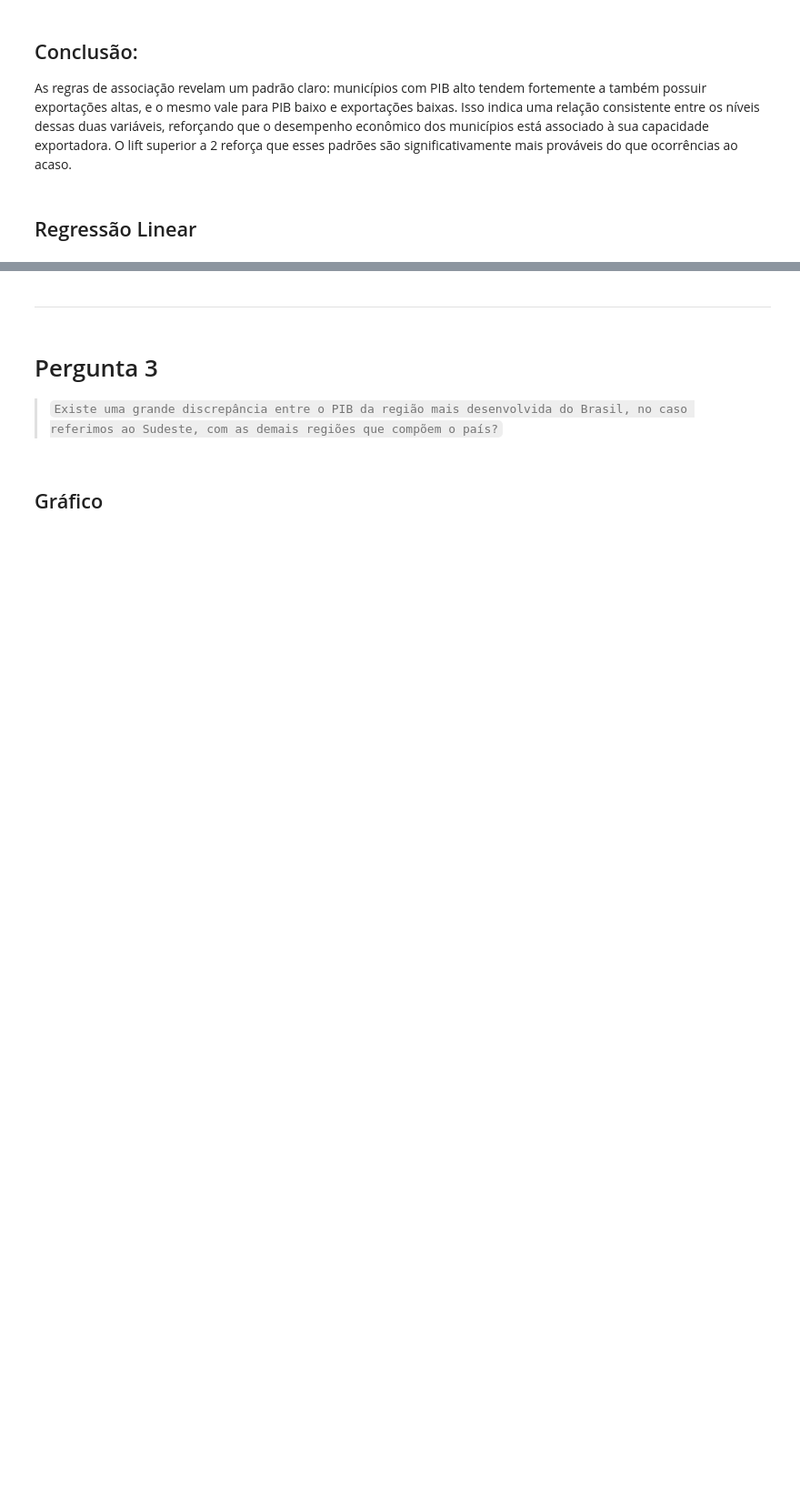
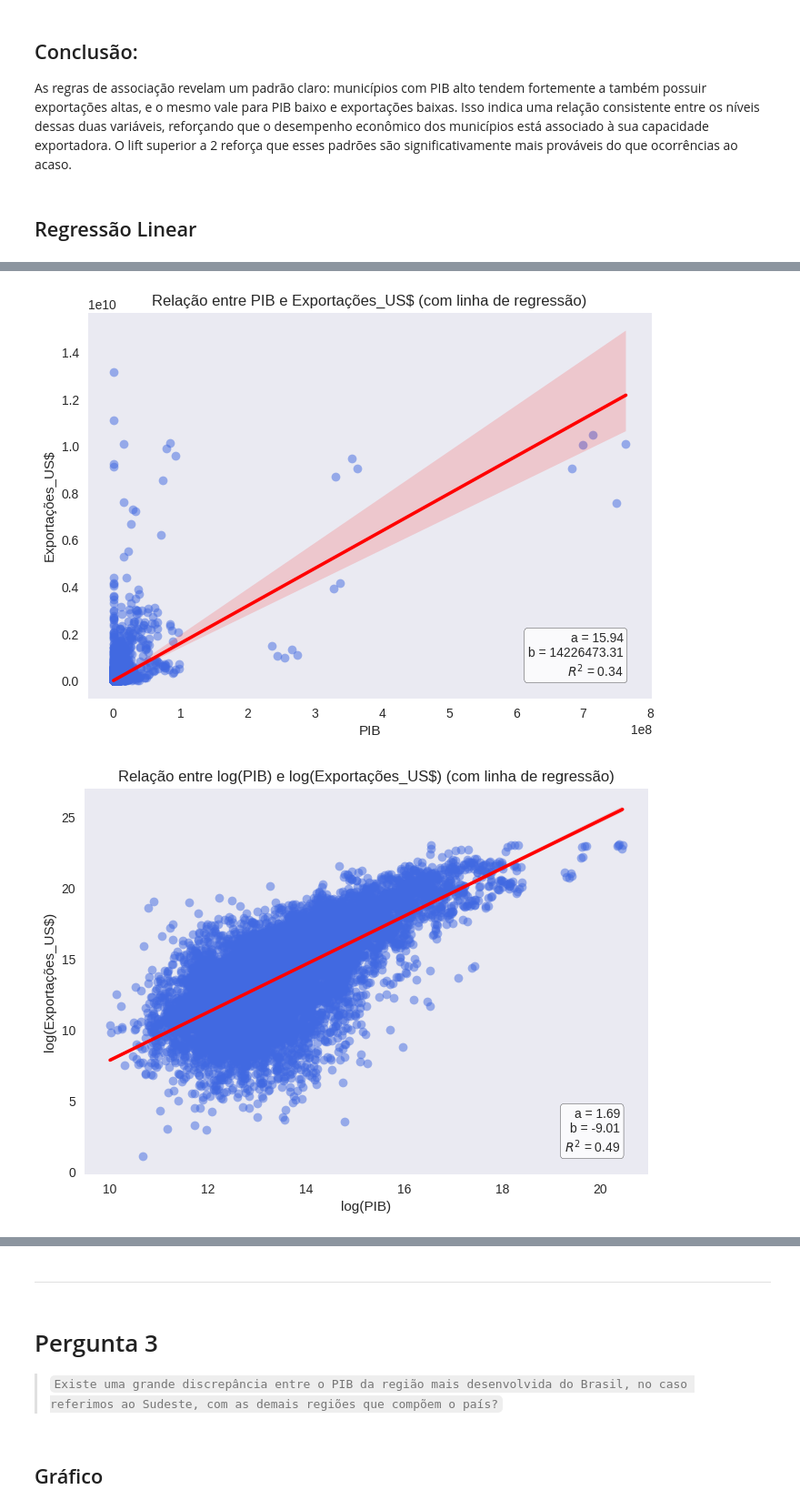
Before and after one commit to anaC-Fernandes/ProjetoDados, a Jupyter notebook: Notebooks/Dataset_Economia.ipynb, the cells around one changed output, grey strips where cells are left out. Shown at 91% size. Cells and saved outputs as stored; diff of their text form; code cells hidden in the pictures; blank space fills up the shorter version.

```diff
--- a/Notebooks/Dataset_Economia.ipynb
+++ b/Notebooks/Dataset_Economia.ipynb
@@ -982,0 +925,71 @@ plt.show()
+# %%
+df_filtrado = df[['PIB', 'Exportacoes_US$']].dropna().copy()
+df_filtrado['PIB'] = pd.to_numeric(df_filtrado['PIB'], errors='coerce')
+df_filtrado['Exportacoes_US$'] = pd.to_numeric(df_filtrado['Exportacoes_US$'], errors='coerce')
+df_filtrado = df_filtrado.dropna().astype(int)
+
+x = df_filtrado['PIB']
+y = df_filtrado['Exportacoes_US$']
+
+slope, intercept, r_value, p_value, std_err = stats.linregress(x, y)
+r2 = r_value**2
+
+ax = sns.regplot(
+    x='PIB',
+    y='Exportacoes_US$',
+    data=df_filtrado,
+    scatter_kws={'alpha': 0.5, 'color': 'royalblue'},  # Define a cor dos pontos scatter como azul
+    line_kws={'color': 'red'},                         # Cor da linha de regressão
+    ci=95,                                             # Intervalo de confiança (padrão é 95)
+    color='salmon'                                     # Cor do intervalo de confiança (red_light)
+)
+
+plt.title('Relação entre PIB e Exportações_US$ (com linha de regressão)')
+plt.xlabel('PIB')
+plt.ylabel('Exportações_US$')
+ax.grid(False)
+
+# Texto com os parâmetros no gráfico
+textstr = f"a = {slope:.2f}\nb = {intercept:.2f}\n$R^2$ = {r2:.2f}"
+ax.text(0.95, 0.05, textstr, transform=ax.transAxes,
+        fontsize=10, verticalalignment='bottom',
+        horizontalalignment='right',
+        bbox=dict(boxstyle='round', facecolor='white', alpha=0.8))
+
+
+plt.show()
+
+df_filtered_numeric['log_PIB'] = np.log(df_filtered_numeric['PIB'])
+df_filtered_numeric['log_Exportacoes_US$'] = np.log(df_filtered_numeric['Exportacoes_US$'])
+
+x_log = df_filtered_numeric['log_PIB']
+y_log = df_filtered_numeric['log_Exportacoes_US$']
+
+slope_log, intercept_log, r_value_log, p_value_log, std_err_log = stats.linregress(x_log, y_log)
+r2_log = r_value_log**2
+
+ax_log = sns.regplot(
+    x='log_PIB',
+    y='log_Exportacoes_US$',
+    data=df_filtered_numeric,
+    scatter_kws={'alpha': 0.5, 'color': 'royalblue'},
+    line_kws={'color': 'red'},
+    ci=95,
+    color='salmon'
+)
+
+plt.title('Relação entre log(PIB) e log(Exportações_US$) (com linha de regressão)')
+plt.xlabel('log(PIB)')
+plt.ylabel('log(Exportações_US$)')
+ax_log.grid(False)
+
+textstr_log = f"a = {slope_log:.2f}\nb = {intercept_log:.2f}\n$R^2$ = {r2_log:.2f}"
+ax_log.text(0.95, 0.05, textstr_log, transform=ax_log.transAxes,
+        fontsize=10, verticalalignment='bottom',
+        horizontalalignment='right',
+        bbox=dict(boxstyle='round', facecolor='white', alpha=0.8))
+
+plt.show()
+# %% [output]
+[figure, added]
+[figure, added]
```
Also changed, not shown: parts of 20 cells of this notebook.
